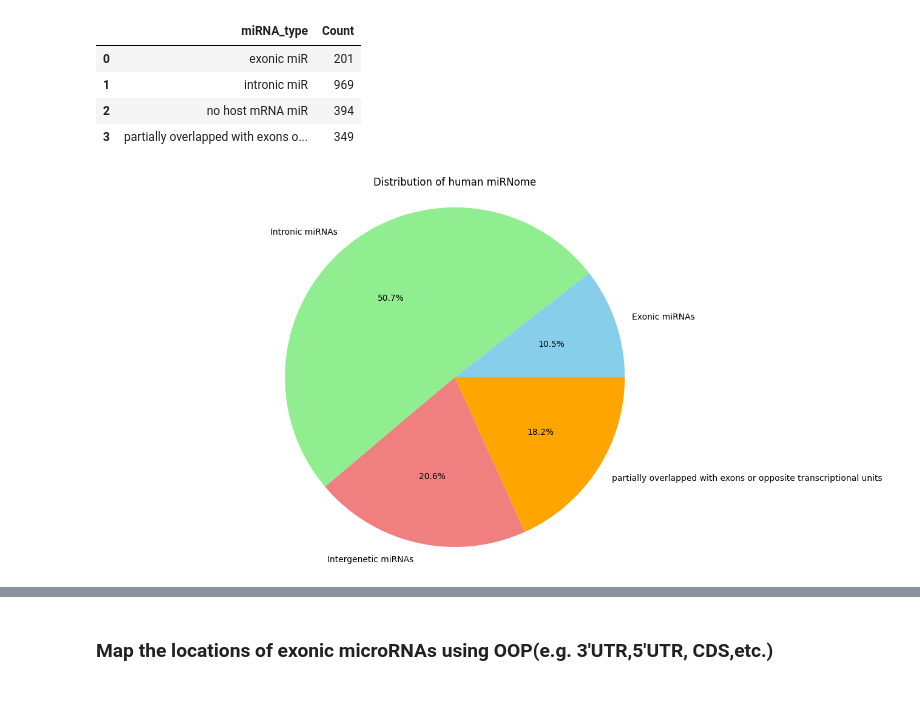
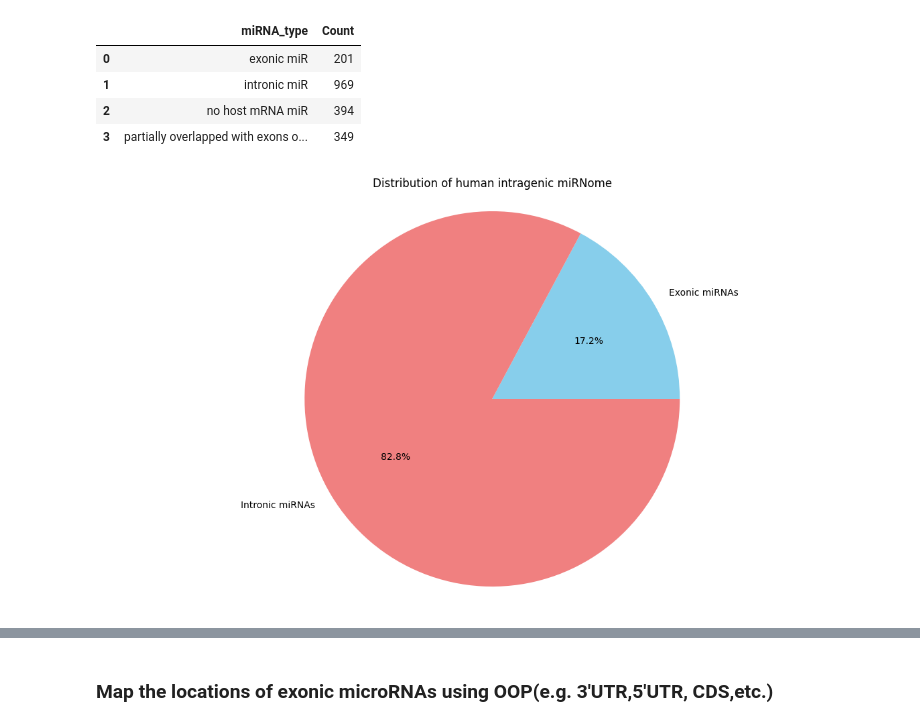
Before and after one commit to TyronChang/Exonic-microRNA-analysis, a Jupyter notebook: Human_miR_analysis_ 70724.ipynb, the cells around one changed output, grey strips where cells are left out. Saved outputs shown, nothing was run; the diff lists cells and outputs as text; code cells hidden in the pictures; blank space fills up the shorter version.

```diff
--- a/Human_miR_analysis_ 70724.ipynb
+++ b/Human_miR_analysis_ 70724.ipynb
@@ -748,16 +959,18 @@ hg_partexons=Sub_hg_loci[Sub_hg_loci['miRNA_type']=='partially overlapped with e
 # %%
 #Human miR loci distribution pie Chart
-labels = ['Exonic miRNAs', 'Intronic miRNAs', 'Intergenetic miRNAs','partially overlapped with exons or opposite transcriptional units']
-sizes = [hg_exonic['Count'], hg_intronic['Count'],hg_no_hostmRNA['Count'],hg_partexons['Count']]
-colors = ['skyblue', 'lightgreen', 'lightcoral', 'orange']
+labels = ['Exonic miRNAs', 'Intronic miRNAs']
+#'Intergenetic miRNAs','partially overlapped with exons or opposite transcriptional units' are removed
+
+sizes = [hg_exonic['Count'], hg_intronic['Count']]#hg_no_hostmRNA['Count'],hg_partexons['Count'] are removed
+colors = ['skyblue', 'lightcoral']#['lightgreen','orange'] is removed
 plt.figure(figsize=(15, 8))
 plt.pie(sizes, labels=labels, colors=colors, autopct='%1.1f%%')
 plt.axis('equal')  # Equal aspect ratio ensures that pie is drawn as a circle
-plt.title('Distribution of human miRNome')
+plt.title('Distribution of human intragenic miRNome')
 plt.savefig(f'{current_dir}/Human_eps_file/Distribution of human miRNome.eps')
 plt.show()
 # %% [output]
-[figure, old version]
+[figure, new version]
 # %%
 Human_miR_type_finalized_df
 # %% [output]
```
Also changed, not shown: parts of 90 cells of this notebook, 25 other files.
